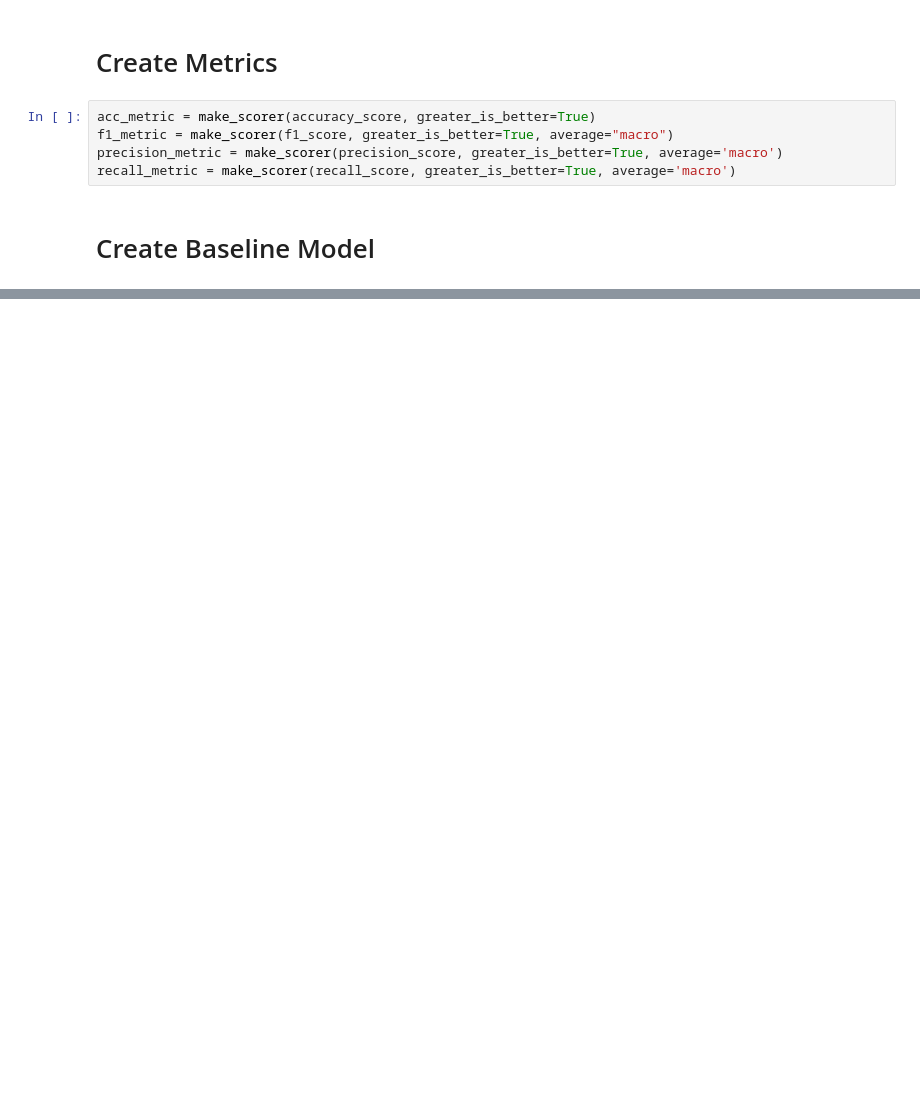
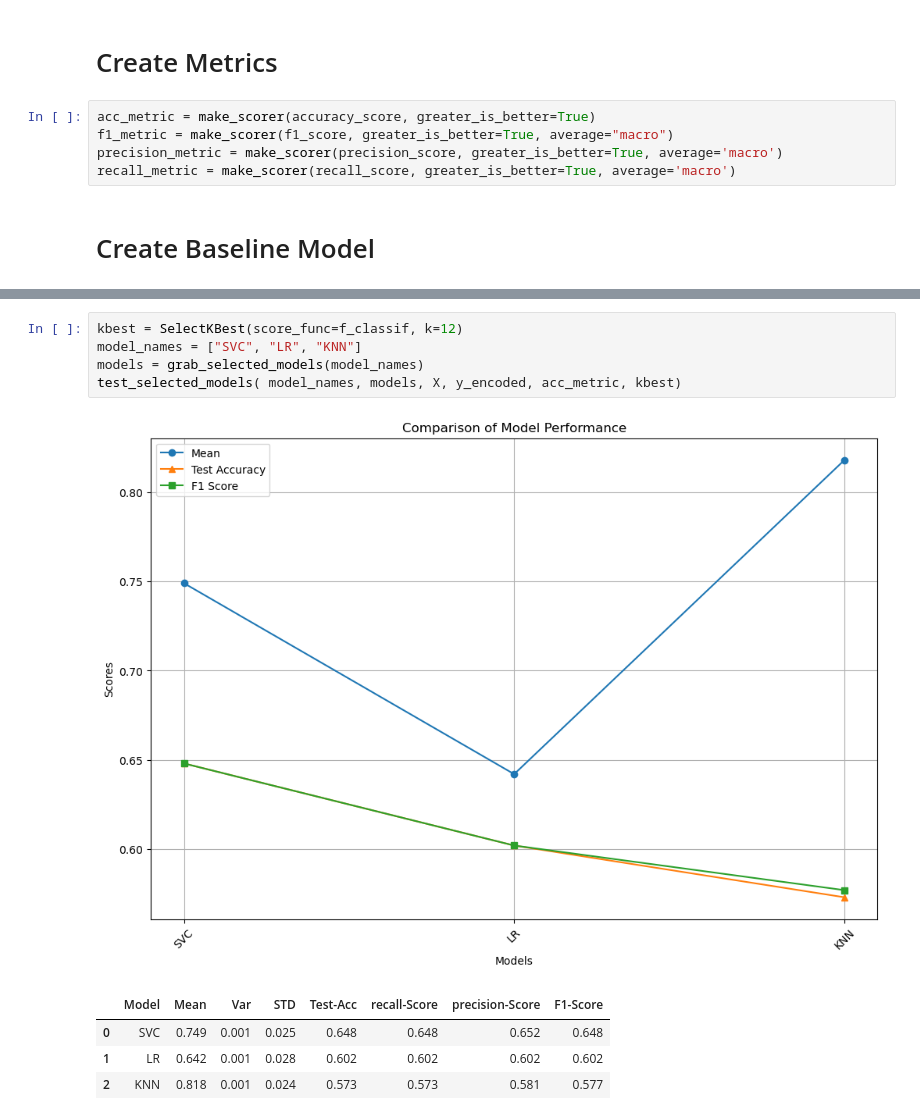
Before and after one commit to MaukanMir/Almond-Classification, a Jupyter notebook: training.ipynb, the cells around one changed output, grey strips where cells are left out. Cells and saved outputs as stored; diff of their text form; blank space fills up the shorter version.

```diff
--- a/training.ipynb
+++ b/training.ipynb
@@ -500,0 +608,11 @@ test_selected_models(model_name, models, X, y_encoded, acc_metric)
+# %%
+kbest = SelectKBest(score_func=f_classif, k=12)
+model_names = ["SVC", "LR", "KNN"]
+models = grab_selected_models(model_names)
+test_selected_models( model_names, models, X, y_encoded, acc_metric, kbest)
+# %% [output]
+[figure, added]
+|  | Model | Mean | Var | STD | Test-Acc | recall-Score | precision-Score | F1-Score |
+| 0 | SVC | 0.749 | 0.001 | 0.025 | 0.648 | 0.648 | 0.652 | 0.648 |
+| 1 | LR | 0.642 | 0.001 | 0.028 | 0.602 | 0.602 | 0.602 | 0.602 |
+| 2 | KNN | 0.818 | 0.001 | 0.024 | 0.573 | 0.573 | 0.581 | 0.577 |
```
Also changed, not shown: parts of 14 cells of this notebook.
